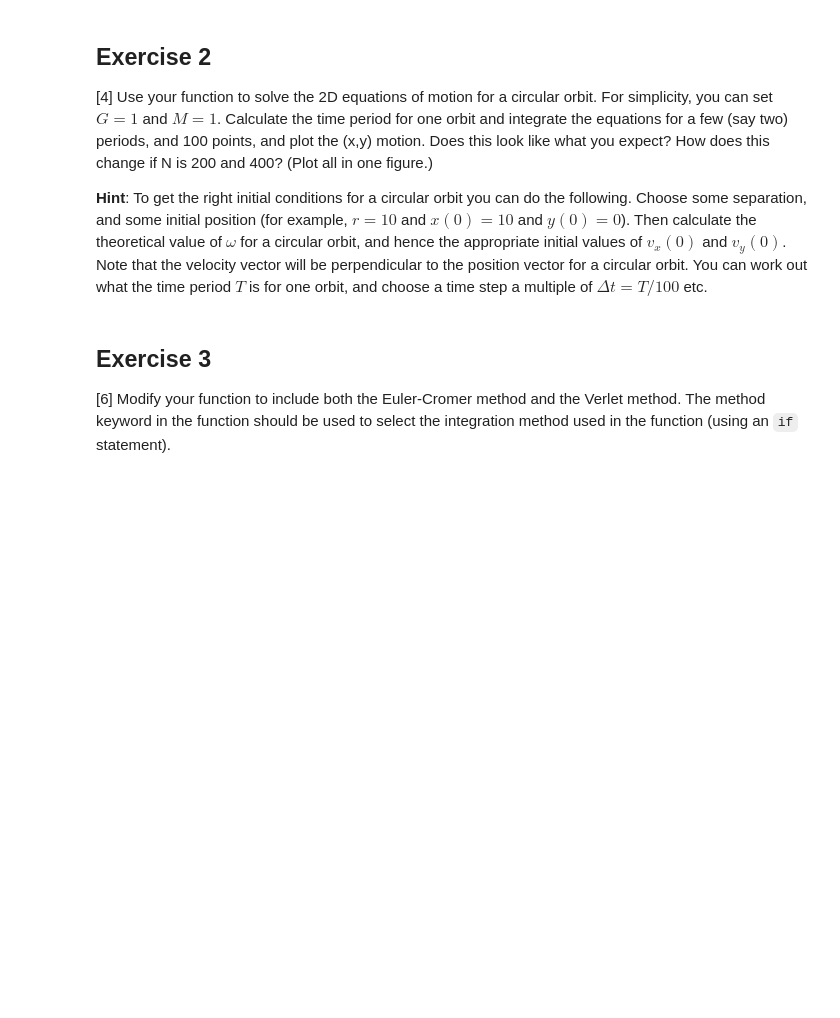
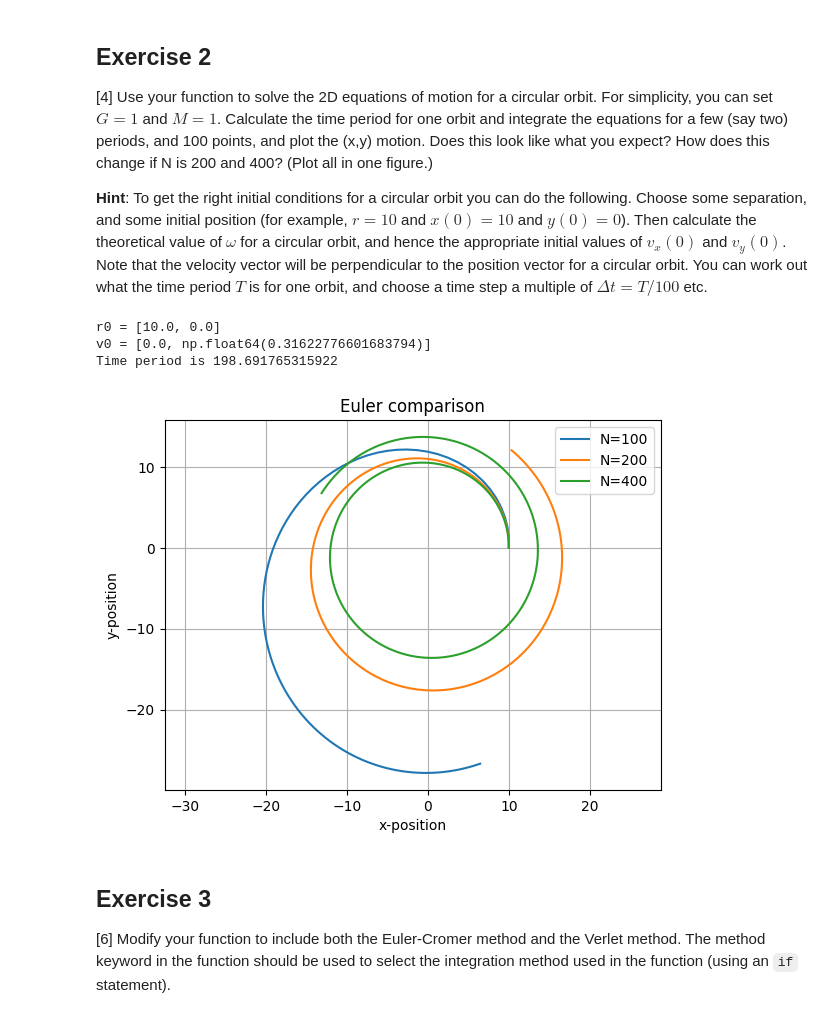
Before and after one commit to PX2145-2025/week-9-b-stefania-godawela, a Jupyter notebook: ODEs_2.ipynb, the cells around one changed output. Saved outputs shown, nothing was run; the diff lists cells and outputs as text; code cells hidden in the pictures; blank space fills up the shorter version.

```diff
--- a/ODEs_2.ipynb
+++ b/ODEs_2.ipynb
@@ -255,6 +290,28 @@ See LearningCentral for an example using the [Lotka-Volterra equations](https://
 [4] Use your function to solve the 2D equations of motion for a circular orbit. For simplicity, you can set $G = 1$ and $M = 1$. Calculate the time period for one orbit and integrate the equations for a few (say two) periods, and 100 points, and plot the (x,y) motion. Does this look like what you expect? How does this change if N is 200 and 400? (Plot all in one figure.)
 
   **Hint**: To get the right initial conditions for a circular orbit you can do the following. Choose some separation, and some initial position (for example, $r = 10$ and $x(0) = 10$ and $y(0) = 0$). Then calculate the theoretical value of $\omega$ for a circular orbit, and hence the appropriate initial values of $v_x(0)$ and $v_y(0)$. Note that the velocity vector will be perpendicular to the position vector for a circular orbit. You can work out what the time period $T$ is for one orbit, and choose a time step a multiple of $\Delta t = T/100$ etc.
+# %%
+r0 = [10.0, 0.0]
+print('r0 =',r0)
+v0 = [0.0, np.sqrt(1.0/r0[0])]
+print('v0 =',v0)
+Tperiod = 2*np.pi*pow(r0[0], 1.5)
+print('Time period is',Tperiod)
+plt.axes().set_aspect('equal', 'datalim')
+for N in [100,200,400]:
+  t, r, v = orbit_solve(r0, v0, 2*Tperiod, N)
+# columns 0 and 1 are the x- and y-coordinates
+  plt.plot(r[:,0], r[:,1], label='N={}'.format(N))
+plt.title('Euler comparison')
+plt.legend(loc='upper right')
+plt.xlabel('x-position')
+plt.ylabel('y-position')
+plt.grid()
+# %% [output]
+r0 = [10.0, 0.0]
+v0 = [0.0, np.float64(0.31622776601683794)]
+Time period is 198.691765315922
+[figure, added]
 # %% [markdown]
 ## Exercise 3
 
```
Also changed, not shown: parts of 2 cells of this notebook.
